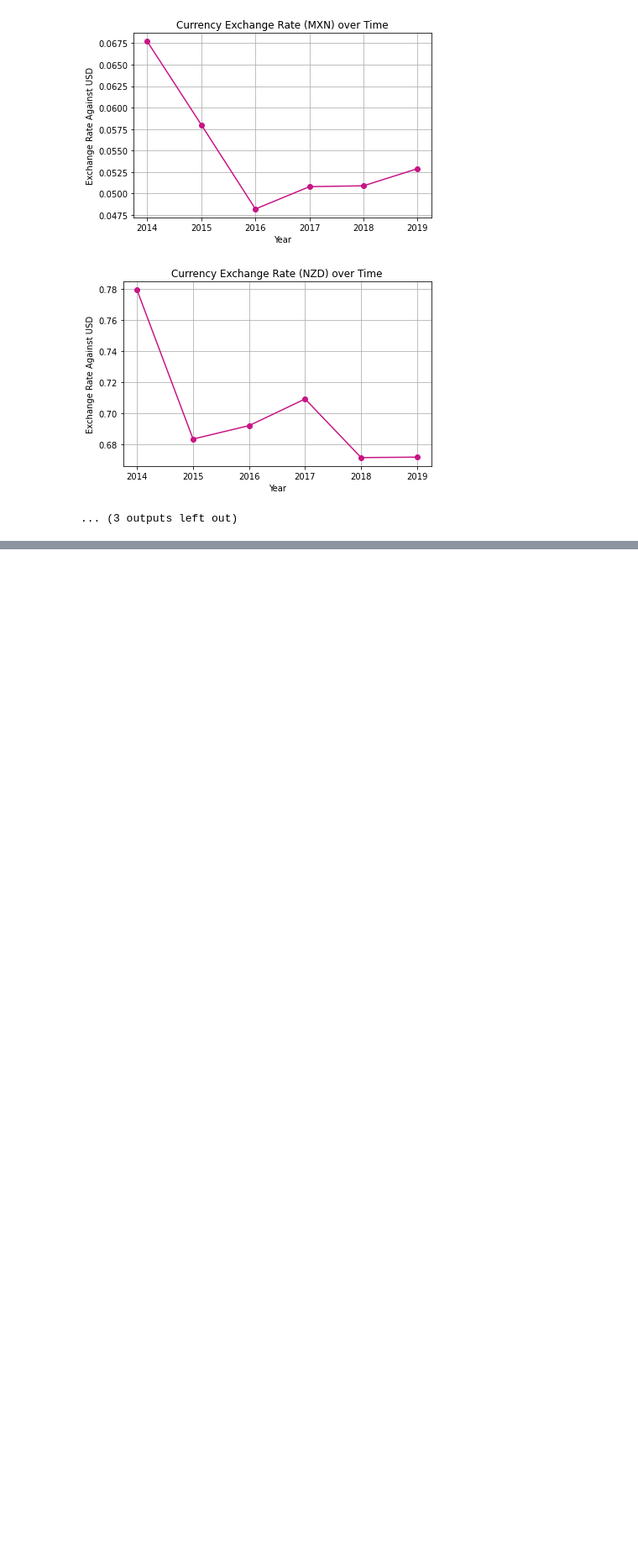
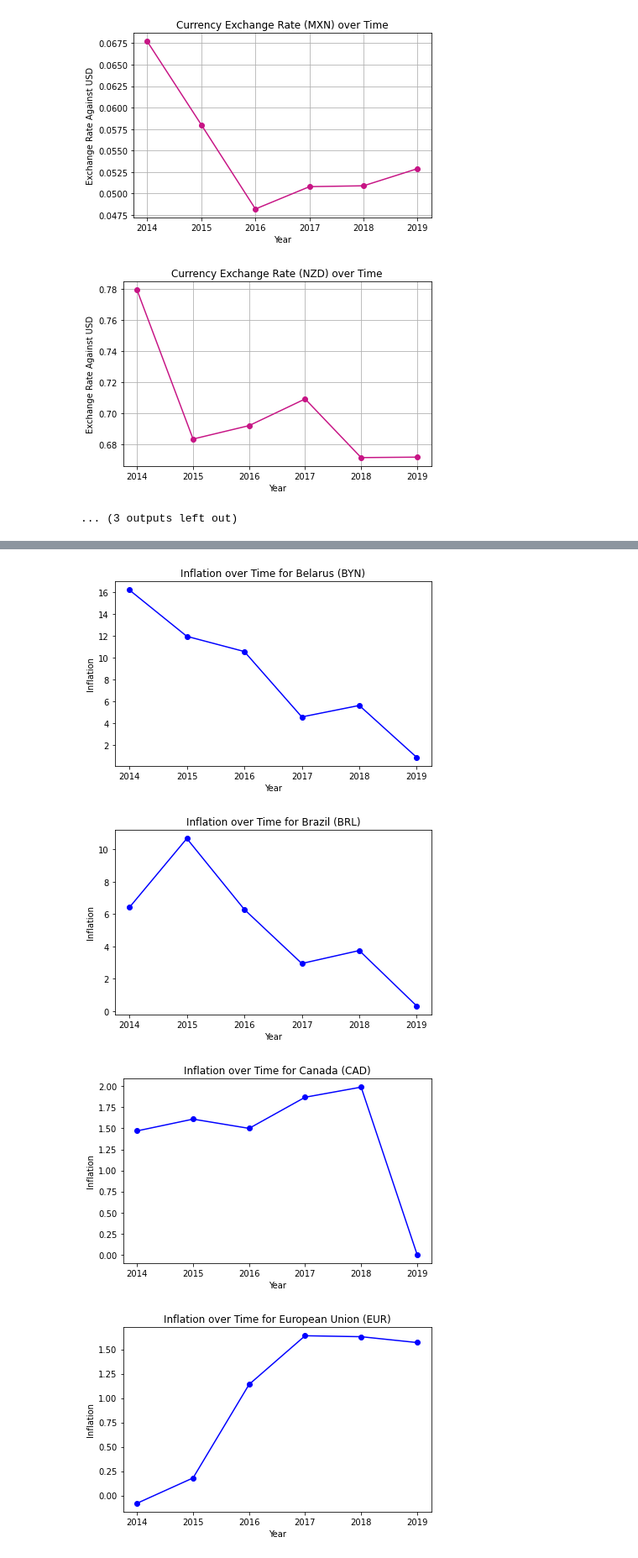
Before and after one commit to kmspitzer/Exchange-Rate-Project, a Jupyter notebook: ExchangeInflation_plots.ipynb, the cells around one changed output, grey strips where cells are left out. Shown at 84% size. Cells and saved outputs as stored; diff of their text form; code cells hidden in the pictures; blank space fills up the shorter version.

Commit message:
adding Inflation plots code to main

```diff
--- a/ExchangeInflation_plots.ipynb
+++ b/ExchangeInflation_plots.ipynb
@@ -68,0 +92,20 @@ for curr_code in curr_codes:
+# %%
+inflation_df["Country"] = inflation_df["Country"].replace(["European-Union","United-Kingdom","United-States"], ["European Union","United Kingdom","United States"])
+
+country_name = []
+currency = []
+curr_code = []
+for country in countries:
+    country_name.append(country)
+    currency.append(countries[country]["currency_name"])
+    curr_code.append(countries[country]["currency_code"])
+
+currencies = {"Country": country_name, "Currency": currency, "Currency Code": curr_code}
+currencies_df = pd.DataFrame(currencies)
+# %%
+inflation_df = inflation_df.merge(currencies_df, on="Country", how="left")
+inflation_df = inflation_df[["Country","Currency Code","Currency","2019","2018","2017","2016","2015","2014"]]
+inflation_df.iloc[17,1] = base_country["currency_code"]
+inflation_df.iloc[17,2] = base_country["currency_name"]
+inflation_df.to_csv(r'Output/Inflation_data.csv')
+inflation_df
@@ -68,0 +130,30 @@ for curr_code in curr_codes:
+# %%
+year_data = [2014,2015,2016,2017,2018,2019]
+for year in year_data:
+    yr = str(year)
+    inflation_df[yr] = inflation_df[yr].apply(pd.to_numeric)
+# %%
+year_data = [2014,2015,2016,2017,2018,2019]
+
+for index, row in inflation_df.iterrows():
+    inflation_data = []
+    ctry = row["Country"]
+    crrcy_code = row["Currency Code"]
+    inflation_data.append(row["2014"])
+    inflation_data.append(row["2015"])
+    inflation_data.append(row["2016"])
+    inflation_data.append(row["2017"])
+    inflation_data.append(row["2018"])
+    inflation_data.append(row["2019"])
+    plt.plot(year_data, inflation_data, marker='o', color='b')
+    plt.title(f"Inflation over Time for {ctry} ({crrcy_code})")
+    plt.xlabel("Year")
+    plt.ylabel("Inflation")
+    plt.tight_layout()
+    plt.savefig(f"Output/InflationChart_{ctry}.png")
+    plt.show()
+# %% [output]
+[figure, added]
+[figure, added]
+[figure, added]
+[figure, added]
```
Also changed, not shown: parts of 7 cells of this notebook, 19 other files.
